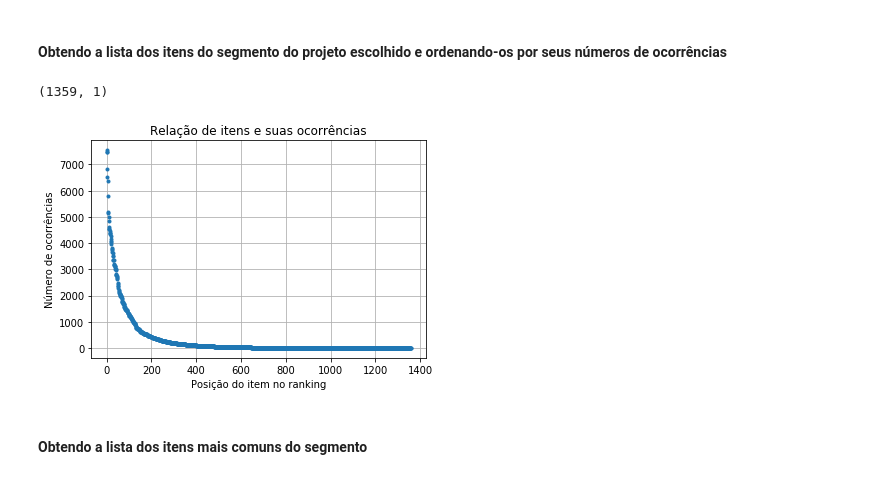
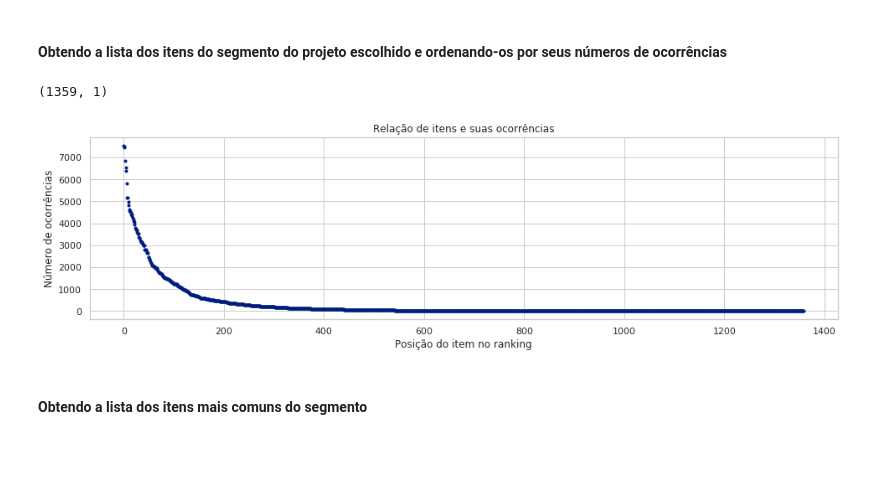
Before and after one commit to lappis-unb/salic-ml, a Jupyter notebook: notebooks/report/analysis_of_common_items.ipynb, the cells around one changed output. Drawn from its saved outputs; the diff is of its cells as text; code cells hidden in the pictures; blank space fills up the shorter version.

```diff
--- a/notebooks/report/analysis_of_common_items.ipynb
+++ b/notebooks/report/analysis_of_common_items.ipynb
@@ -87,19 +88,21 @@ array([  74,   67,   49,   73,   61, 2605,  178,   12,   72,  143, 2620,
 # %%
 segment = project['idSegmento']
 items_segment = items_occurrences.reset_index('idPlanilhaItens').loc[segment]
 items_segment = items_segment.reset_index('idSegmento', drop=True)
 items_segment = items_segment.set_index('idPlanilhaItens')
 items_segment = items_segment.sort_values(by=['itemOccurrences'], ascending=False)
 print(items_segment.shape)
 
+sns.set(style='whitegrid', palette='dark')
+plt.subplots(figsize=(16,4))
 plt.plot(items_segment['itemOccurrences'].values, '.')
 plt.title('Relação de itens e suas ocorrências')
 plt.ylabel('Número de ocorrências')
 plt.xlabel('Posição do item no ranking')
 plt.grid(True)
 # %% [output]
 (1359, 1)
-[figure, old version]
+[figure, new version]
 # %% [markdown]
 #### Obtendo a lista dos itens mais comuns do segmento
 # %%
```
Also changed, not shown: parts of 33 cells of this notebook.
